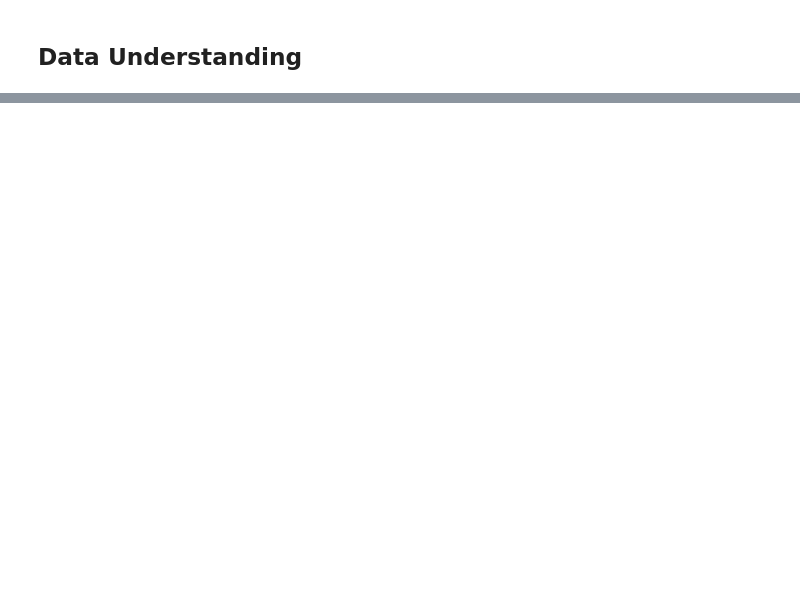
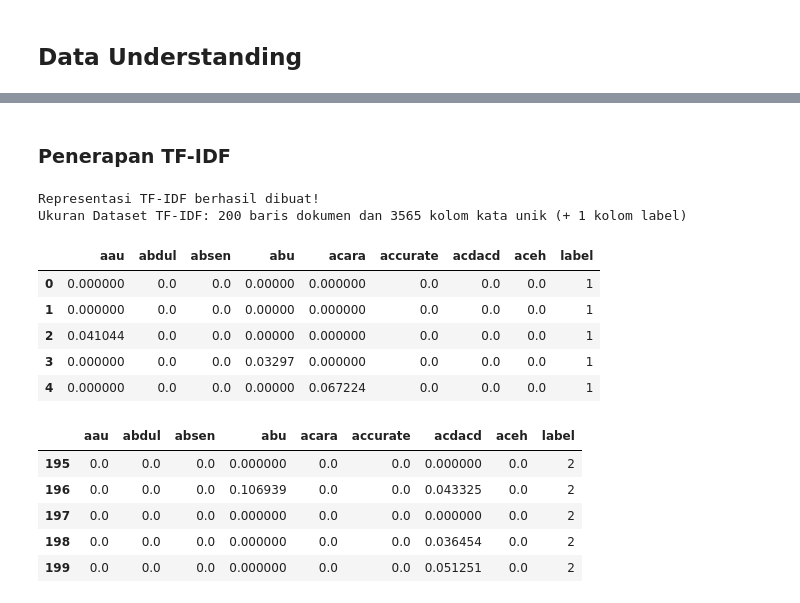
Before and after one commit to wildan2312/PPW, a Jupyter notebook: ppw-task/_build/jupyter_execute/scrapping.ipynb, the cells around one changed output, grey strips where cells are left out. Drawn from its saved outputs; the diff is of its cells as text; code cells hidden in the pictures; blank space fills up the shorter version.

```diff
--- a/ppw-task/_build/jupyter_execute/scrapping.ipynb
+++ b/ppw-task/_build/jupyter_execute/scrapping.ipynb
@@ -292,0 +422,40 @@ Duplikat berdasarkan Judul: 0
+# %% [markdown]
+### **Penerapan TF-IDF**
+# %%
+from sklearn.feature_extraction.text import TfidfVectorizer
+import pandas as pd
+
+# 1. Inisialisasi TfidfVectorizer
+# Kita menggunakan parameter min_df=2 yang sama seperti sebelumnya agar kata yang terlalu langka tersaring
+tfidf_vectorizer = TfidfVectorizer(min_df=2)
+
+# 2. Fit and transform teks yang sudah dibersihkan (clean_text)
+X_tfidf = tfidf_vectorizer.fit_transform(df['clean_text'])
+
+# 3. Ubah hasil matrix sparse TF-IDF menjadi Pandas DataFrame
+df_tfidf = pd.DataFrame(X_tfidf.toarray(), columns=tfidf_vectorizer.get_feature_names_out())
+
+# 4. Tambahkan kembali kolom label (sport: 1, finance: 2) di ujung DataFrame
+df_tfidf['label'] = df['category'].map({'sport': 1, 'finance': 2})
+
+print("Representasi TF-IDF berhasil dibuat!")
+print(f"Ukuran Dataset TF-IDF: {df_tfidf.shape[0]} baris dokumen dan {df_tfidf.shape[1] - 1} kolom kata unik (+ 1 kolom label)")
+
+# Tampilkan 5 baris pertama dan terakhir dari beberapa kolom kata pertama dan kolom label
+display(df_tfidf.iloc[:, :8].assign(label=df_tfidf['label']).head())
+display(df_tfidf.iloc[:, :8].assign(label=df_tfidf['label']).tail())
+# %% [output]
+Representasi TF-IDF berhasil dibuat!
+Ukuran Dataset TF-IDF: 200 baris dokumen dan 3565 kolom kata unik (+ 1 kolom label)
+|  | aau | abdul | absen | abu | acara | accurate | acdacd | aceh | label |
+| 0 | 0.000000 | 0.0 | 0.0 | 0.00000 | 0.000000 | 0.0 | 0.0 | 0.0 | 1 |
+| 1 | 0.000000 | 0.0 | 0.0 | 0.00000 | 0.000000 | 0.0 | 0.0 | 0.0 | 1 |
+| 2 | 0.041044 | 0.0 | 0.0 | 0.00000 | 0.000000 | 0.0 | 0.0 | 0.0 | 1 |
+| 3 | 0.000000 | 0.0 | 0.0 | 0.03297 | 0.000000 | 0.0 | 0.0 | 0.0 | 1 |
+| 4 | 0.000000 | 0.0 | 0.0 | 0.00000 | 0.067224 | 0.0 | 0.0 | 0.0 | 1 |
+|  | aau | abdul | absen | abu | acara | accurate | acdacd | aceh | label |
+| 195 | 0.0 | 0.0 | 0.0 | 0.000000 | 0.0 | 0.0 | 0.000000 | 0.0 | 2 |
+| 196 | 0.0 | 0.0 | 0.0 | 0.106939 | 0.0 | 0.0 | 0.043325 | 0.0 | 2 |
+| 197 | 0.0 | 0.0 | 0.0 | 0.000000 | 0.0 | 0.0 | 0.000000 | 0.0 | 2 |
+| 198 | 0.0 | 0.0 | 0.0 | 0.000000 | 0.0 | 0.0 | 0.036454 | 0.0 | 2 |
+| 199 | 0.0 | 0.0 | 0.0 | 0.000000 | 0.0 | 0.0 | 0.051251 | 0.0 | 2 |
```
Also changed, not shown: parts of 11 cells of this notebook, 7 other files.
